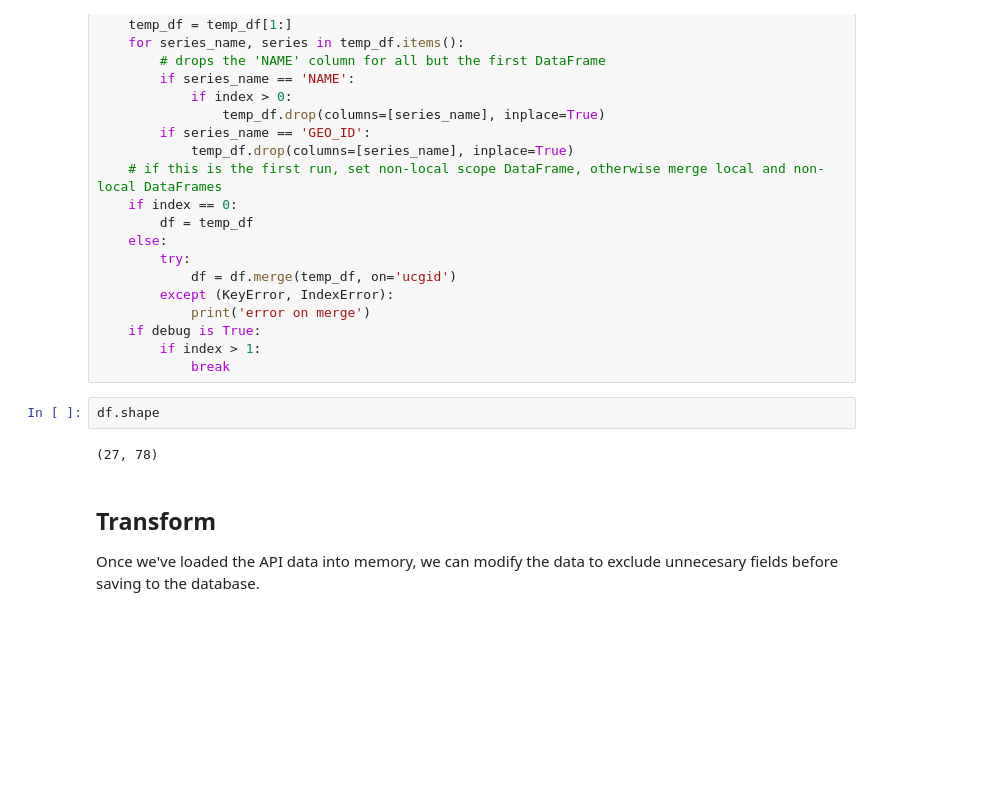
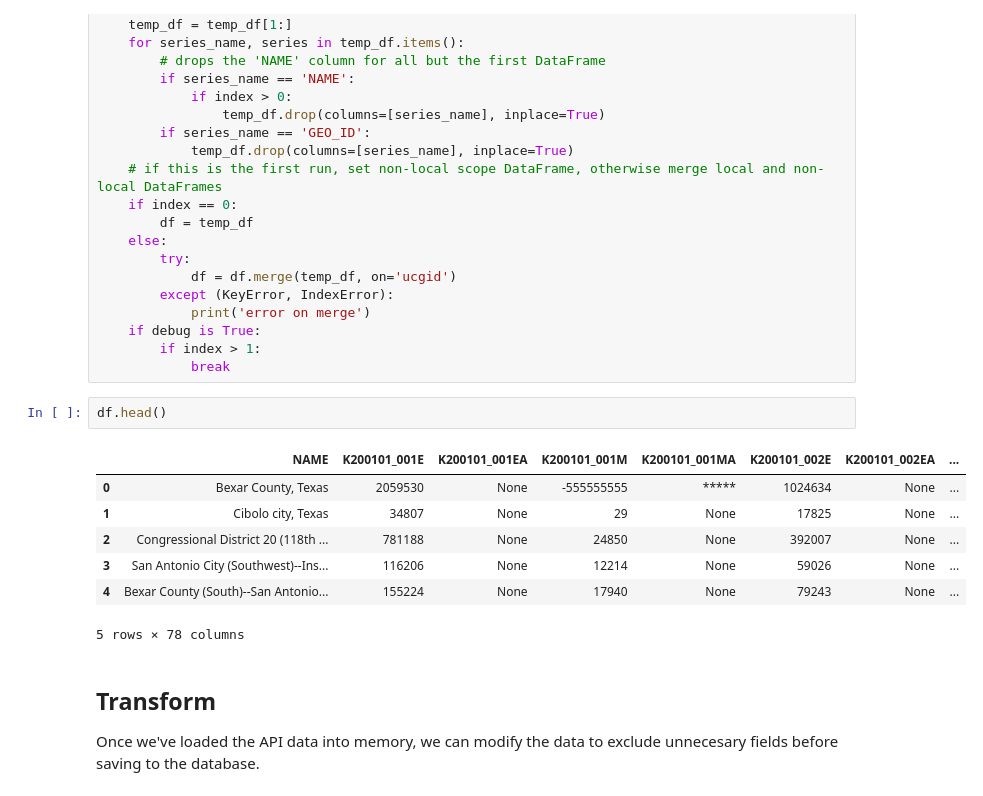
Before and after one commit to hector-torres/DemographicResearch, a Jupyter notebook: ETL_notebooks/census_bureau__acs__ETL.ipynb, the cells around one changed output. Drawn from its saved outputs; the diff is of its cells as text; blank space fills up the shorter version.

```diff
--- a/ETL_notebooks/census_bureau__acs__ETL.ipynb
+++ b/ETL_notebooks/census_bureau__acs__ETL.ipynb
@@ -313,9 +401,15 @@ for index, url in enumerate(api_call_url_list):
         if index > 1:
             break
 # %%
-df.shape
+df.head()
 # %% [output]
+|  | NAME | K200101_001E | K200101_001EA | K200101_001M | K200101_001MA | K200101_002E | K200101_002EA | ... |
+| 0 | Bexar County, Texas | 2059530 | None | -555555555 | ***** | 1024634 | None | ... |
+| 1 | Cibolo city, Texas | 34807 | None | 29 | None | 17825 | None | ... |
+| 2 | Congressional District 20 (118th ... | 781188 | None | 24850 | None | 392007 | None | ... |
+| 3 | San Antonio City (Southwest)--Ins... | 116206 | None | 12214 | None | 59026 | None | ... |
+| 4 | Bexar County (South)--San Antonio... | 155224 | None | 17940 | None | 79243 | None | ... |
-(27, 78)
+5 rows × 78 columns
 # %% [markdown]
 ## Transform
 
```
Also changed, not shown: parts of 8 cells of this notebook, 1 other file.
